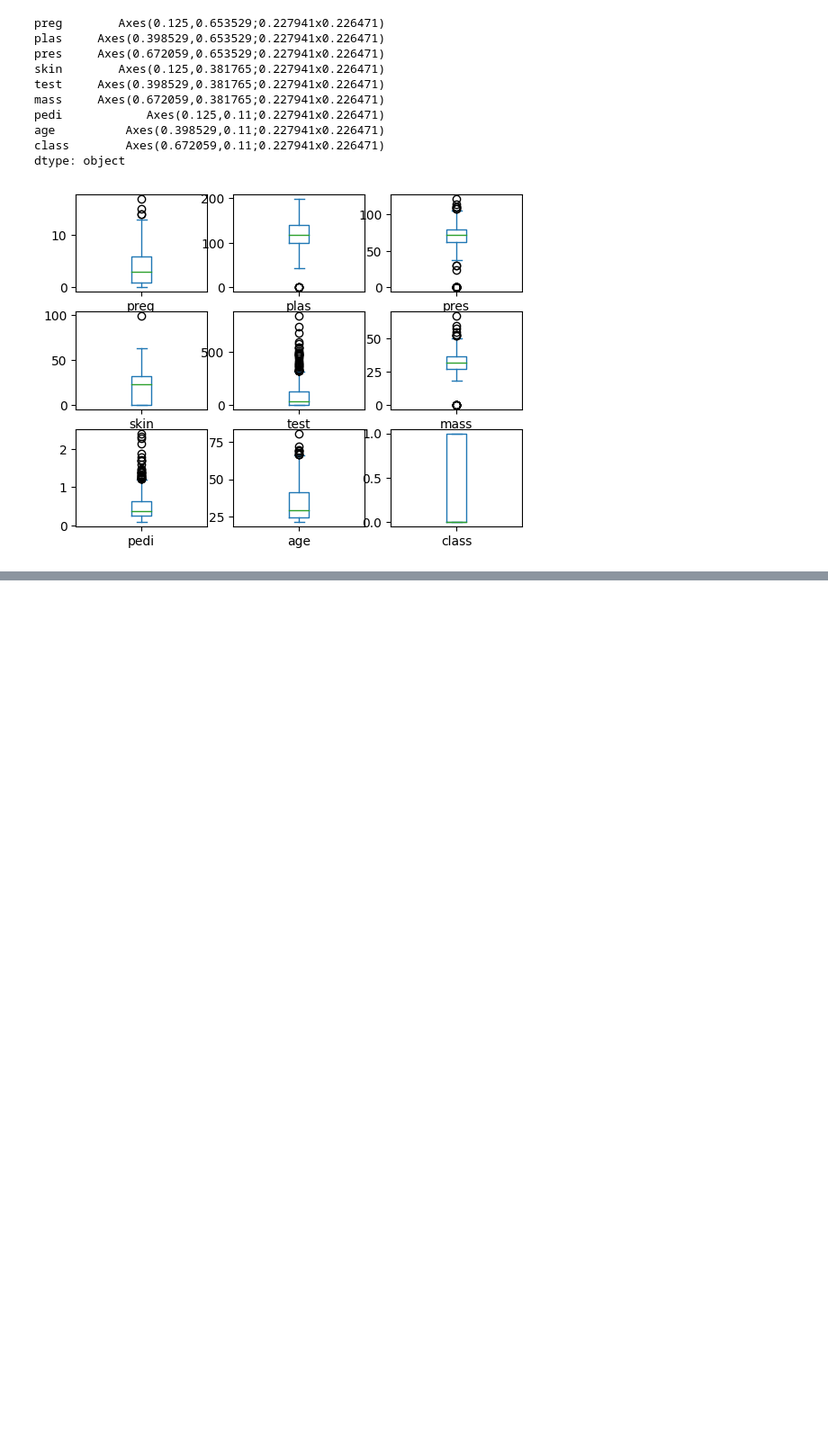
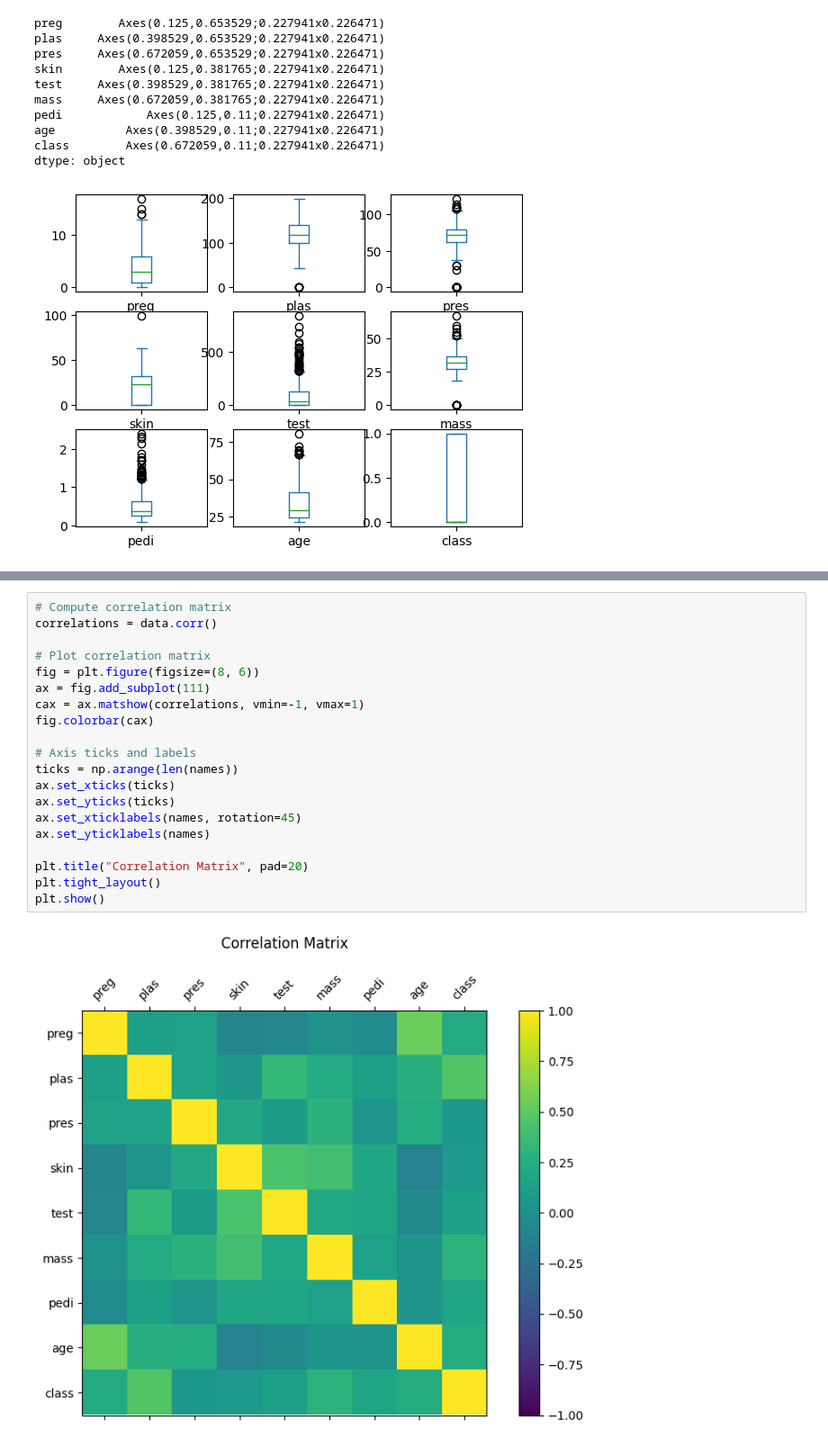
Before and after one commit to ZohanaZuthi/Hands_on_Machine_Learning-Scikit_Keras_Tensorflow, a Jupyter notebook: Pima_Indian_Project.ipynb, the cells around one changed output, grey strips where cells are left out. Shown: that part at 90% size. Drawn from its saved outputs; the diff is of its cells as text; blank space fills up the shorter version.

```diff
--- a/Pima_Indian_Project.ipynb
+++ b/Pima_Indian_Project.ipynb
@@ -283,0 +291,22 @@ dtype: object
+# %%
+# Compute correlation matrix
+correlations = data.corr()
+
+# Plot correlation matrix
+fig = plt.figure(figsize=(8, 6))
+ax = fig.add_subplot(111)
+cax = ax.matshow(correlations, vmin=-1, vmax=1)
+fig.colorbar(cax)
+
+# Axis ticks and labels
+ticks = np.arange(len(names))
+ax.set_xticks(ticks)
+ax.set_yticks(ticks)
+ax.set_xticklabels(names, rotation=45)
+ax.set_yticklabels(names)
+
+plt.title("Correlation Matrix", pad=20)
+plt.tight_layout()
+plt.show()
+# %% [output]
+[figure, added]
```
Also changed, not shown: parts of 5 cells of this notebook.
